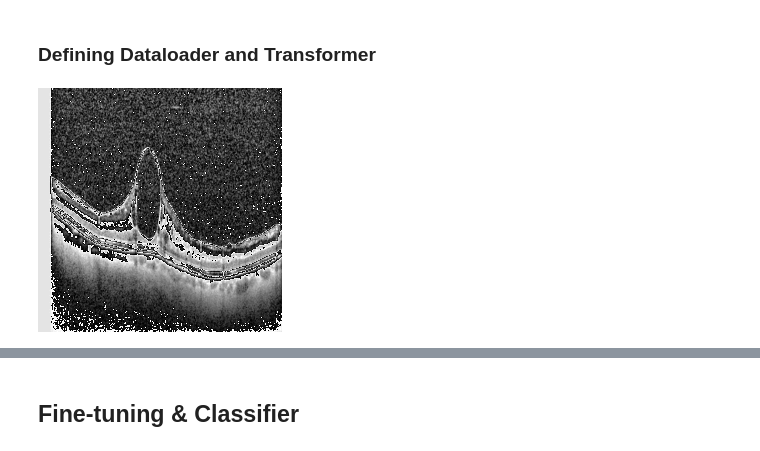
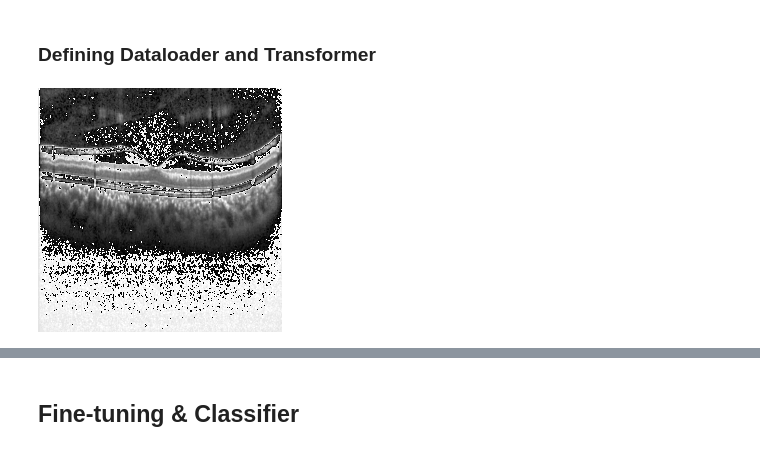
Before and after one commit to dssaenzml/simCLR_ML, a Jupyter notebook: ml701-simCLR-Pre-trained-complex_cls.ipynb, the cells around one changed output, grey strips where cells are left out. Drawn from its saved outputs; the diff is of its cells as text; code cells hidden in the pictures.

```diff
--- a/ml701-simCLR-Pre-trained-complex_cls.ipynb
+++ b/ml701-simCLR-Pre-trained-complex_cls.ipynb
@@ -60,8 +60,11 @@ download_data("https://ml701.s3.me-south-1.amazonaws.com/OCT2017_M.zip", "data/"
 2: DME
 3: DRUSEN
 '''
+random_state = 6
 num_of_classes = 4
+frac_train_images = .6
 root_dir = 'data/OCT2017_M'
-data = pd.read_csv(f"{root_dir}/train.csv")
-data.head()
+total_train = pd.read_csv(f"{root_dir}/train.csv")
+data = total_train.sample(frac=frac_train_images, random_state=random_state)
+print(f"total train data size: {total_train.shape}, sample train data size: {data.shape}")
 # %% [output]
@@ -82,12 +80,14 @@ from PIL import Image
 class OCTDataset(Dataset):
     """ OCT Dataset """
 
-    def __init__(self, root_dir, transform=None, stage=None):
+    def __init__(self, root_dir, frac_train_images=1, transform=None, stage=False, random_state=1):
         if stage:
             csv_output = pd.read_csv(os.path.join(root_dir, "test.csv"))
             self.images_dir = os.path.join(root_dir, "test")
         else:
-            csv_output = pd.read_csv(os.path.join(root_dir, "train.csv"))
+            total_csv_output = pd.read_csv(os.path.join(root_dir, "train.csv"))
+            csv_output = total_csv_output.sample(frac=frac_train_images,
+                                                 random_state=random_state)
             self.images_dir = os.path.join(root_dir, "train")
 
         self.image_urls = np.asarray(csv_output["image_id"])
@@ -110,60 +110,67 @@ class OCTDataset(Dataset):
 # %%
 #datamodule
 from torch.utils.data import random_split
+from torch.utils.data import RandomSampler
 import math
 
 class OCTDataModule(pl.LightningDataModule):
     """ OCT DataModule for Lightning """
-    def __init__(self, root_dir, transform=None, batch_size=32):
+    def __init__(self, root_dir, frac_train_images=1, transform=None, batch_size=32, random_state=1):
         super().__init__()
         self.batch_size = batch_size
         self.root_dir = root_dir
         self.transform = transform
+        self.frac_train_images = frac_train_images
+        self.random_state = random_state
 
     def setup(self, stage=None):
-        oct_full = OCTDataset(self.root_dir, self.transform)
+        oct_full = OCTDataset(root_dir=self.root_dir, transform=self.transform,
+                              frac_train_images=self.frac_train_images,
+                              random_state=self.random_state)
         train_data_len = math.floor(len(oct_full) * 0.7)
         val_data_len = len(oct_full) - train_data_len
         # Create train and validation datasets
-        # seed 42
         self.oct_train, self.oct_val = random_split(oct_full, [train_data_len, val_data_len],
-                                                    generator=torch.Generator().manual_seed(6))
+                                                    generator=torch.Generator().manual_seed(random_state))
 
         # Create test dataset
-        self.oct_test = OCTDataset(self.root_dir, self.transform, stage="test")
+        self.oct_test = OCTDataset(root_dir=self.root_dir, transform=self.transform, stage=True)
 
     def train_dataloader(self):
         return DataLoader(self.oct_train, batch_size=self.batch_size,
-                          num_workers=0 if torch.cuda.is_available() else 2)
+                          num_workers=32)
 
     def val_dataloader(self):
         return DataLoader(self.oct_val, batch_size=self.batch_size,
-                          num_workers=0 if torch.cuda.is_available() else 2)
+                          num_workers=32)
 
     def test_dataloader(self):
         return DataLoader(self.oct_test, batch_size=self.batch_size,
-                          num_workers=0 if torch.cuda.is_available() else 2)
+                          num_workers=32)
 # %%
 #transforms on OCT data
 import torchvision.transforms as transforms
 from pl_bolts.models.self_supervised.simclr.transforms import SimCLRTrainDataTransform
 import torchvision.transforms.functional as tvf
 
 transform = transforms.Compose([
     transforms.Grayscale(num_output_channels=3),
     transforms.Resize((244, 244)),
     # transforms.RandomCrop(224),
     transforms.ToTensor(),
     transforms.Normalize((0.485, 0.456, 0.406), (0.229, 0.224, 0.225)) # ImageNet Normalization
     ])
 
+random_state = 6
 num_of_classes = 4
+frac_train_images = .6
 root_dir = 'data/OCT2017_M'
-oct_data = OCTDataModule(root_dir, transform, batch_size=64)
+oct_data = OCTDataModule(root_dir=root_dir, transform=transform, batch_size=64,
+                         frac_train_images=frac_train_images, random_state=random_state)
 oct_data.setup()
 
 ds_train = oct_data.oct_train
 # ds_train[img_index][][channel]
 tvf.to_pil_image(ds_train[6][0][0])
 # %% [output]
-[figure, old version]
+[figure, new version]
```
Also changed, not shown: parts of 6 cells of this notebook.
